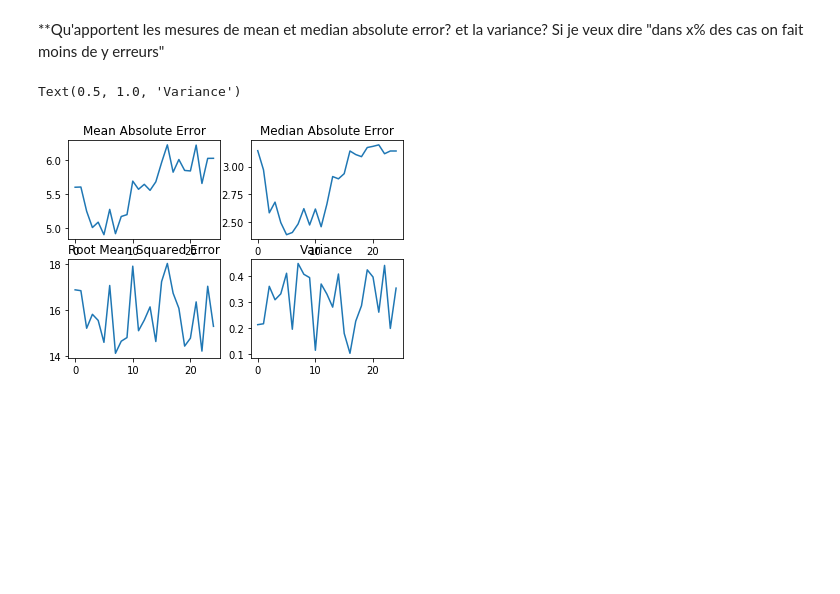
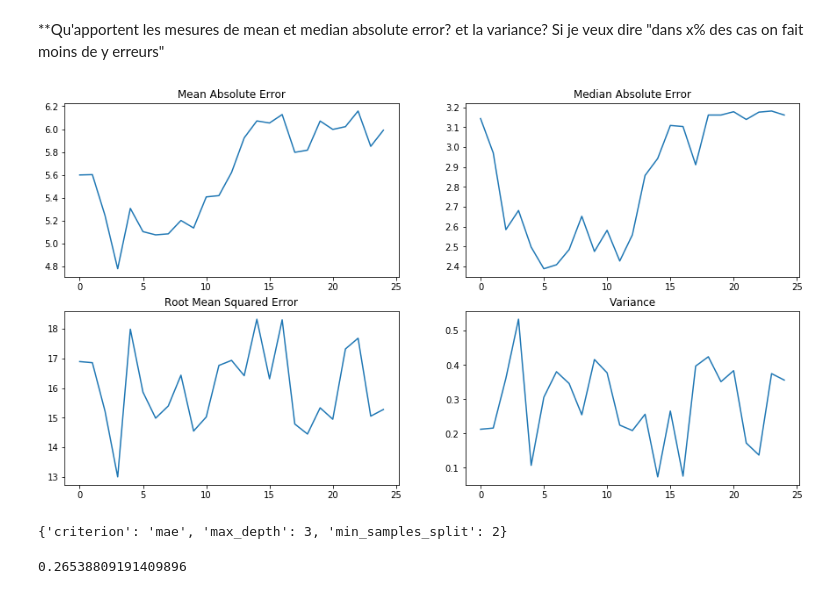
Before and after one commit to camilleAmaury/MachineLearningMaster1DataScience, a Jupyter notebook: TP3/TP3fin.ipynb, the cells around one changed output. Saved outputs shown, nothing was run; the diff lists cells and outputs as text; code cells hidden in the pictures; blank space fills up the shorter version.

```diff
--- a/TP3/TP3fin.ipynb
+++ b/TP3/TP3fin.ipynb
@@ -176,13 +176,25 @@ for i in range(1, len(X.columns)):
 # %%
 fig, ax = plt.subplots(2,2)
 ax[0,0].plot(res["MAE"])
 ax[0,0].set_title('Mean Absolute Error')
 ax[0,1].plot(res["MedAE"])
 ax[0,1].set_title('Median Absolute Error')
 ax[1,0].plot(res["RMSE"])
 ax[1,0].set_title('Root Mean Squared Error')
 ax[1,1].plot(res["R2"])
 ax[1,1].set_title('Variance')
+rcParams['figure.figsize'] = (15, 8)
 # %% [output]
-Text(0.5, 1.0, 'Variance')
-[figure, old version]
+[figure, new version]
+# %%
+params = {'min_samples_split': range(2, 10), 'criterion':["mse","friedman_mse", "mae"], 'max_depth':range(1, len(X.columns))}
+g_cv = GridSearchCV(DecisionTreeRegressor(), params, cv=3)
+
+g_cv.fit(X_train, y_train)
+g_cv.best_params_
+# %% [output]
+{'criterion': 'mae', 'max_depth': 3, 'min_samples_split': 2}
+# %%
+r2_score(y_test, g_cv.best_estimator_.predict(X_test))
+# %% [output]
+0.26538809191409896
```
Also changed, not shown: parts of 4 cells of this notebook, 1 other file.
